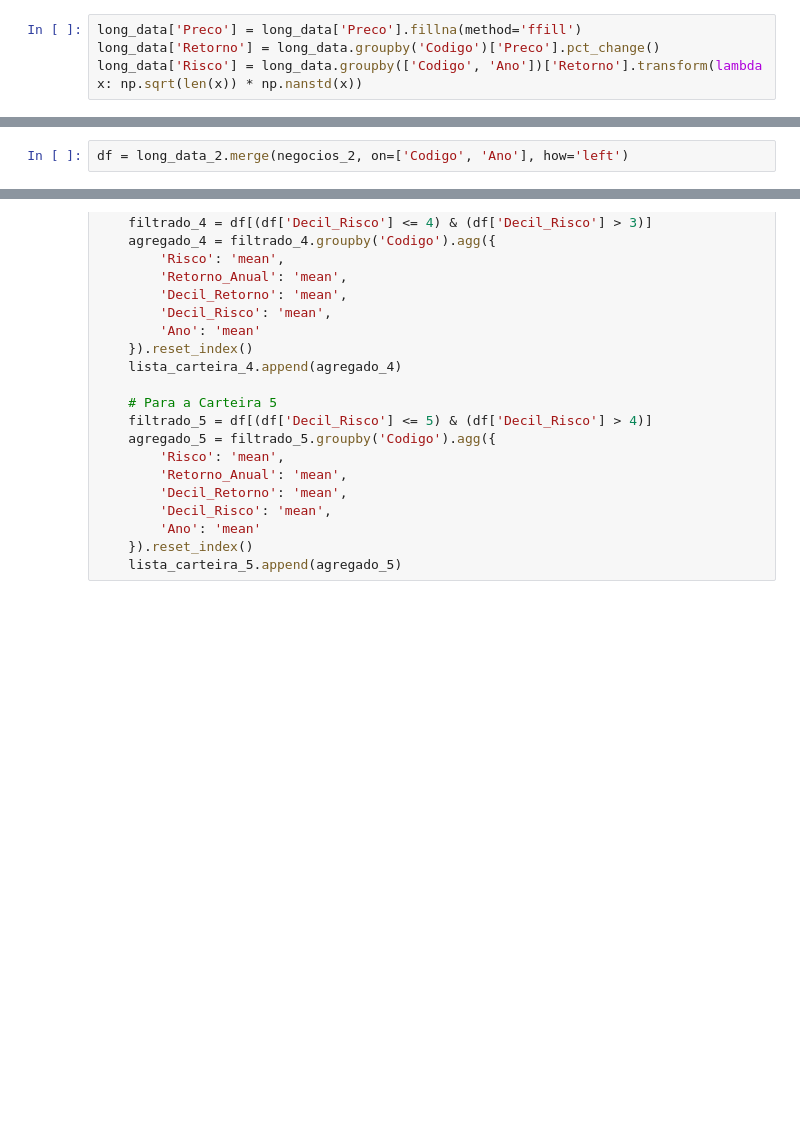
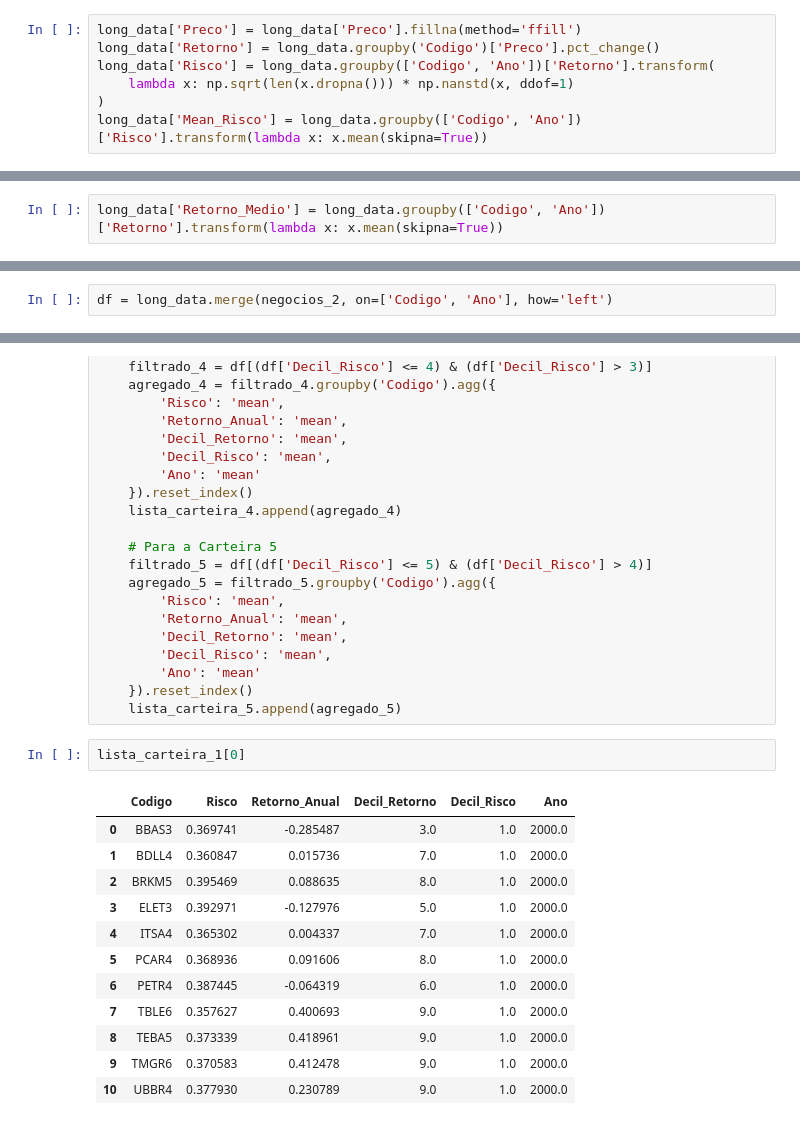
Before and after one commit to andrebarbosa27/lowvolatility, a Jupyter notebook: LowVolatility.ipynb, the cells around one changed output, grey strips where cells are left out. Saved outputs shown, nothing was run; the diff lists cells and outputs as text; blank space fills up the shorter version.

Commit message:
Consertando calculos das listas das carteiras

```diff
--- a/LowVolatility.ipynb
+++ b/LowVolatility.ipynb
@@ -48,7 +31,10 @@ long_data = long_data.reset_index(drop=True)
 # %%
 long_data['Preco'] = long_data['Preco'].fillna(method='ffill')
 long_data['Retorno'] = long_data.groupby('Codigo')['Preco'].pct_change()
-long_data['Risco'] = long_data.groupby(['Codigo', 'Ano'])['Retorno'].transform(lambda x: np.sqrt(len(x)) * np.nanstd(x))
+long_data['Risco'] = long_data.groupby(['Codigo', 'Ano'])['Retorno'].transform(
+    lambda x: np.sqrt(len(x.dropna())) * np.nanstd(x, ddof=1)
+)
+long_data['Mean_Risco'] = long_data.groupby(['Codigo', 'Ano'])['Risco'].transform(lambda x: x.mean(skipna=True))
 # %%
 long_data['Retorno_positivos'] = long_data.groupby(['Codigo', 'Ano'])['Retorno'].transform(lambda x: (x > 0).sum())
 long_data['Retorno_negativos'] = long_data.groupby(['Codigo', 'Ano'])['Retorno'].transform(lambda x: (x < 0).sum())
@@ -70,3 +56,5 @@ dados_agregados['Decil_Risco'] = dados_agregados.groupby('Ano')['Risco'].transfo
 dados_agregados['Decil_FIP'] = dados_agregados.groupby('Ano')['FIP'].transform(lambda x: pd.qcut(x, 10, labels=False, duplicates='drop') + 1)
 # %%
 long_data = pd.merge(long_data, dados_agregados[['Codigo', 'Ano', 'Decil_Retorno', 'Decil_Risco', 'Decil_FIP']], on=['Codigo', 'Ano'], how='left')
+# %%
+long_data['Retorno_Medio'] = long_data.groupby(['Codigo', 'Ano'])['Retorno'].transform(lambda x: x.mean(skipna=True))
@@ -181,5 +123,5 @@ financeiro_2
 # %%
-df = long_data_2.merge(negocios_2, on=['Codigo', 'Ano'], how='left')
+df = long_data.merge(negocios_2, on=['Codigo', 'Ano'], how='left')
 # %%
 df = df.merge(financeiro_2, on=['Codigo', 'Ano'], how='left')
 # %%
@@ -331,6 +239,21 @@ for df in lista_dfs:
         'Ano': 'mean'
     }).reset_index()
     lista_carteira_5.append(agregado_5)
+# %%
+lista_carteira_1[0]
+# %% [output]
+|  | Codigo | Risco | Retorno_Anual | Decil_Retorno | Decil_Risco | Ano |
+| 0 | BBAS3 | 0.369741 | -0.285487 | 3.0 | 1.0 | 2000.0 |
+| 1 | BDLL4 | 0.360847 | 0.015736 | 7.0 | 1.0 | 2000.0 |
+| 2 | BRKM5 | 0.395469 | 0.088635 | 8.0 | 1.0 | 2000.0 |
+| 3 | ELET3 | 0.392971 | -0.127976 | 5.0 | 1.0 | 2000.0 |
+| 4 | ITSA4 | 0.365302 | 0.004337 | 7.0 | 1.0 | 2000.0 |
+| 5 | PCAR4 | 0.368936 | 0.091606 | 8.0 | 1.0 | 2000.0 |
+| 6 | PETR4 | 0.387445 | -0.064319 | 6.0 | 1.0 | 2000.0 |
+| 7 | TBLE6 | 0.357627 | 0.400693 | 9.0 | 1.0 | 2000.0 |
+| 8 | TEBA5 | 0.373339 | 0.418961 | 9.0 | 1.0 | 2000.0 |
+| 9 | TMGR6 | 0.370583 | 0.412478 | 9.0 | 1.0 | 2000.0 |
+| 10 | UBBR4 | 0.377930 | 0.230789 | 9.0 | 1.0 | 2000.0 |
 # %%
 lista_trade_neutro = []
 pd.set_option('display.max_columns', 100)
```
Also changed, not shown: parts of 26 cells of this notebook, 1 other file.
